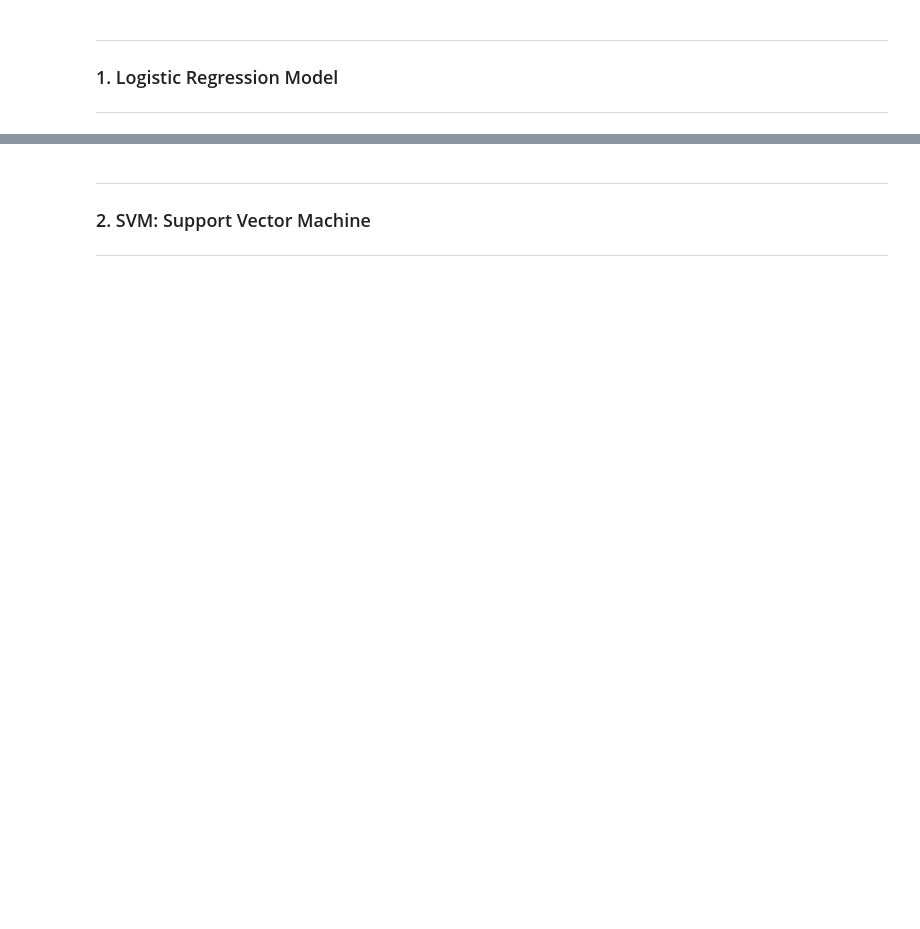
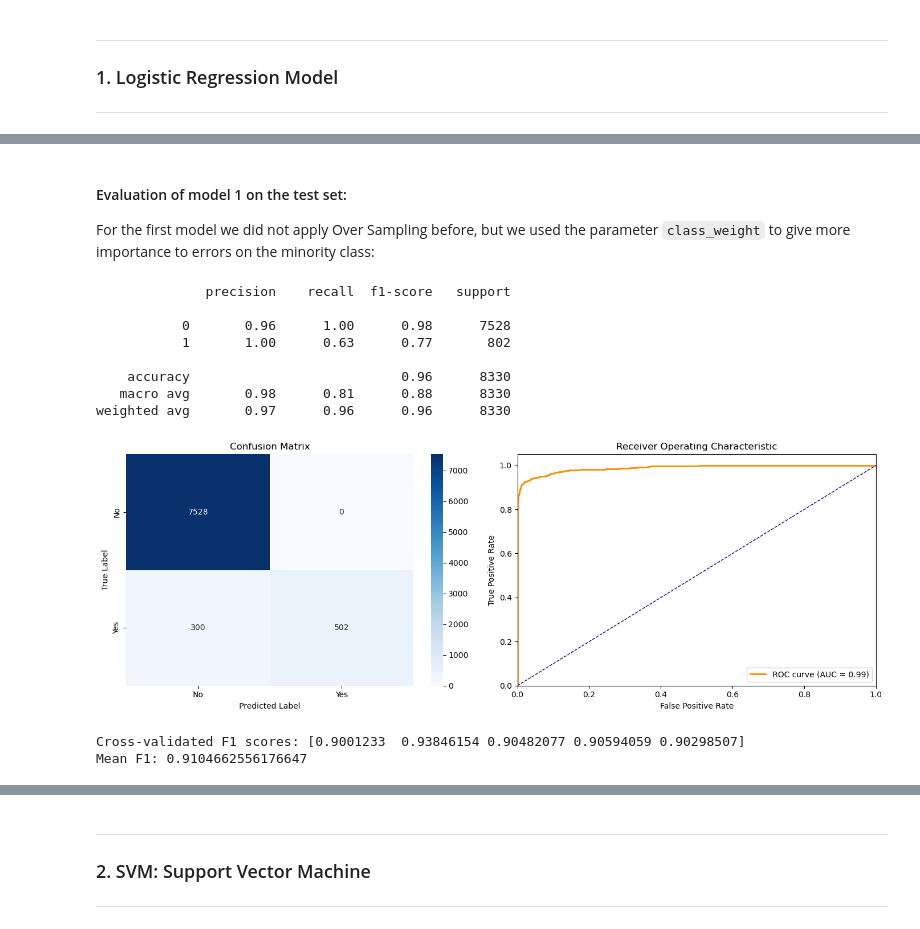
Before and after one commit to laurabolta/Synthesis-Project-I, a Jupyter notebook: DropOutModels.ipynb, the cells around one changed output, grey strips where cells are left out. Cells and saved outputs as stored; diff of their text form; code cells hidden in the pictures; blank space fills up the shorter version.

```diff
--- a/DropOutModels.ipynb
+++ b/DropOutModels.ipynb
@@ -188,0 +235,30 @@ Mean F1: 0.6188598920736906
+# %% [markdown]
+#### Evaluation of model 1 on the test set:
+For the first model we did not apply Over Sampling before, but we used the parameter `class_weight` to give more importance to errors on the minority class:
+# %%
+# Predict on test set
+y_pred = LR_pipeline.predict(X_test)
+
+# Evaluate the model
+print(classification_report(y_test, y_pred))
+
+y_pred = LR_pipeline.predict(X_test)
+y_proba = LR_pipeline.predict_proba(X_test)[:, 1]  # Probabilities for positive class
+
+# Plot confusion matrix as well as ROC-curve
+plot_classification_results(y_test, y_pred, y_proba, labels=['No', 'Yes'])
+
+# Use cross validation
+cross_validation(LR_pipeline, X_train_full, y_train_full)
+# %% [output]
+              precision    recall  f1-score   support
+
+           0       0.96      1.00      0.98      7528
+           1       1.00      0.63      0.77       802
+
+    accuracy                           0.96      8330
+   macro avg       0.98      0.81      0.88      8330
+weighted avg       0.97      0.96      0.96      8330
+[figure, added]
+Cross-validated F1 scores: [0.9001233  0.93846154 0.90482077 0.90594059 0.90298507]
+Mean F1: 0.9104662556176647
```
Also changed, not shown: parts of 36 cells of this notebook, 1 other file.
